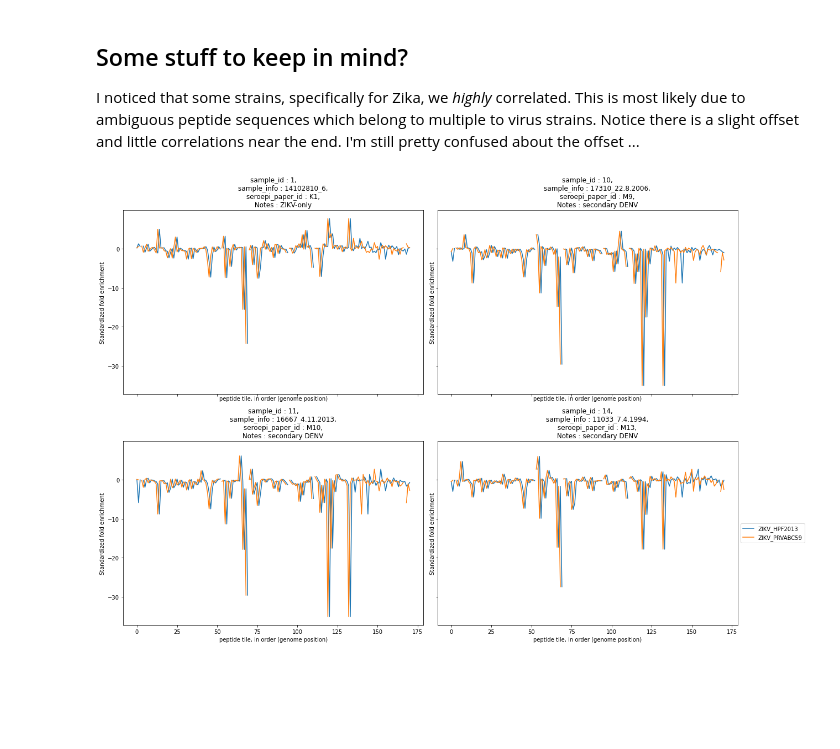
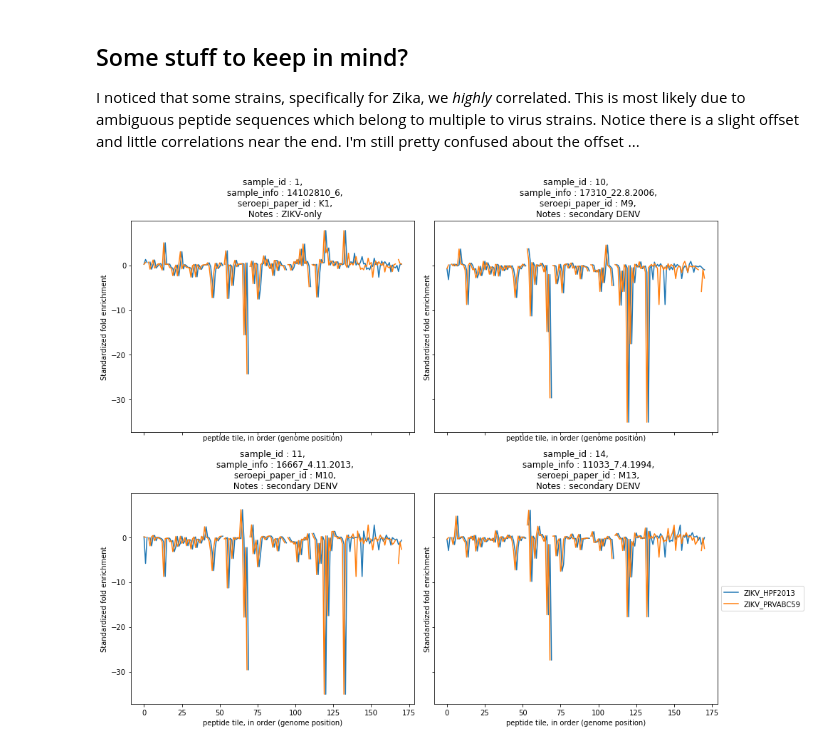
Before and after one commit to matsengrp/phippery, a Jupyter notebook: scripts/phip_analysis_python.ipynb, the cells around one changed output. Cells and saved outputs as stored; diff of their text form; code cells hidden in the pictures; blank space fills up the shorter version.

```diff
--- a/scripts/phip_analysis_python.ipynb
+++ b/scripts/phip_analysis_python.ipynb
@@ -262,9 +281,10 @@ making individual plots for samples:
 # %%
+
 # make a seperate plot for each sample
 for sample in samples:
     if sample == library_control_sample: continue
 
-    fig, ax = plt.subplots(figsize=(12, 10))
+    fig, ax = plt.subplots(figsize=(8, 7))
 
     for strain in selected_strains:
         strain_indices = peptide_metadata[peptide_metadata["Virus_Strain"] == strain].index
@@ -299,6 +319,7 @@ for sample in samples:
 
 I noticed that some strains, specifically for Zika, we _highly_ correlated. This is most likely due to ambiguous peptide sequences which belong to multiple to virus strains. Notice there is a slight offset and little correlations near the end. I'm still pretty confused about the offset ...
 # %%
+
 #strain_pattern = "HIV_Gag.+"
 #strain_pattern = "DENV.+"
 #strain_pattern = "ZIKV.+"
@@ -314,35 +335,37 @@ selected_strains = [re.match(strain_pattern,f"{strain}")[0]
 selected_strains = ["ZIKV_HPF2013", "ZIKV_PRVABC59"]
 #selected_strains = ["HIV_Env_BF520_W14_C2", "HIV_Env_BG505_W6_C2"]
 
-fig, ax = plt.subplots(2,2,figsize=(18, 12),sharex=True,sharey=True)
+fig, ax = plt.subplots(2,2,figsize=(14, 11),sharex=True,sharey=True)
 for i, sample in enumerate(samples[1:5]):
     if sample == library_control_sample: continue
+
     row = i // 2
     column = i % 2
+
     for strain in selected_strains:
         strain_index = peptide_metadata[peptide_metadata["Virus_Strain"] == strain].index
         ax[row][column].plot(list(range(len(strain_index))),
                 standardized_enrichment[sample][strain_index],
                 label = strain)
 
     # TODO : we should make these strings, or the the
     # header for counts data integers ... ?
     sample = int(sample)
 
     sample_info = sample_metadata["sample_info"][sample]
     seroepi_paper_id = sample_metadata["seroepi_paper_id"][sample]
     notes = sample_metadata["Notes"][sample]
     ax[row][column].set_title(
         f"sample_id : {sample},\n \
         sample_info : {sample_info},\n \
         seroepi_paper_id : {seroepi_paper_id},\n \
         Notes : {notes}")
 
     ax[row][column].set_ylabel(f"Standardized fold enrichment")
     ax[row][column].set_xlabel(f"peptide tile, in order (genome position)")
 ax[1][1].legend(loc='center left', bbox_to_anchor=(1, 0.5))
 plt.tight_layout()
 plt.show()
 fig.savefig(f"../Attic/fold_enrichment_1.pdf")
 # %% [output]
-[figure, old version]
+[figure, new version]
```
Also changed, not shown: parts of 13 cells of this notebook.
